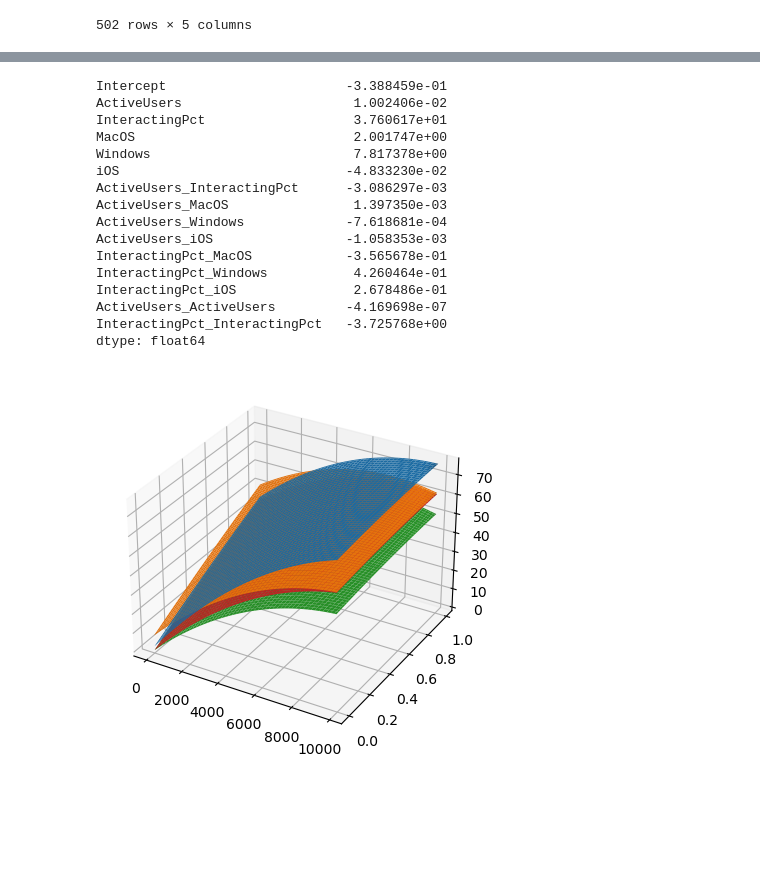
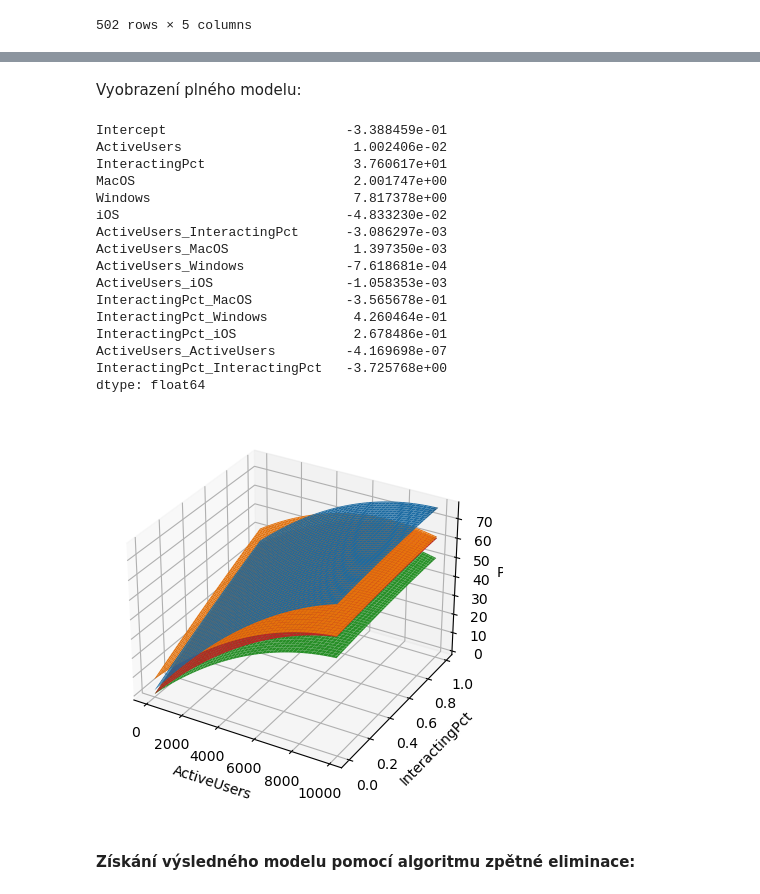
Before and after one commit to davidchocholaty/BUT-FIT-MSP-2, a Jupyter notebook: solution.ipynb, the cells around one changed output, grey strips where cells are left out. Drawn from its saved outputs; the diff is of its cells as text; code cells hidden in the pictures; blank space fills up the shorter version.

```diff
--- a/solution.ipynb
+++ b/solution.ipynb
@@ -597,10 +588,9 @@ InteractingPct_InteractingPct                       1.000000
+# %% [markdown]
+Vyobrazení plného modelu:
 # %%
-from matplotlib import cm
-
 fig = plt.figure()
 ax = fig.add_subplot(111, projection='3d')
 
-# active_users_min = min(df_2.ActiveUsers)
 active_users_max = max(df_2.ActiveUsers)
 
 x = np.arange(0, 10000, 100)
@@ -649,41 +639,41 @@ zs_android = full_model_fit.params['Intercept'] + \
 Z_macos = zs_macos.reshape(X.shape)
 Z_win = zs_win.reshape(X.shape)
 Z_ios = zs_ios.reshape(X.shape)
 Z_android = zs_android.reshape(X.shape)
 
-# Vykresleni puvodnich dat
-# ax.scatter(df_2.ActiveUsers, df_2.InteractingPct, df_2.Ping, marker='.')
+ax.plot_surface(X, Y, Z_macos, label='MacOS')
+ax.plot_surface(X, Y, Z_win, label='Windows')
+ax.plot_surface(X, Y, Z_ios, label='iOS')
+ax.plot_surface(X, Y, Z_android, label='Android')
 
-ax.plot_surface(X, Y, Z_macos)
-ax.plot_surface(X, Y, Z_win)
-ax.plot_surface(X, Y, Z_ios)
-ax.plot_surface(X, Y, Z_android)
-
+# TODO legend
 # ax.legend()
 # ax.view_init(elev=20., azim=-35, roll=0)
 # ax.set_xlim(0, 1)
 # ax.set_ylim(0, 1)
 # ax.set_zlim(0, 1)
 
-#ax.set_xlabel('X')
-#ax.set_ylabel('Y')
-#ax.set_zlabel('Z')
+ax.set_xlabel('ActiveUsers')
+ax.set_ylabel('InteractingPct')
+ax.set_zlabel('Ping') # TODO vyobrazeni cropuje label
 plt.show()
 # %% [output]
 Intercept                       -3.388459e-01
 ActiveUsers                      1.002406e-02
 InteractingPct                   3.760617e+01
 MacOS                            2.001747e+00
 Windows                          7.817378e+00
 iOS                             -4.833230e-02
 ActiveUsers_InteractingPct      -3.086297e-03
 ActiveUsers_MacOS                1.397350e-03
 ActiveUsers_Windows             -7.618681e-04
 ActiveUsers_iOS                 -1.058353e-03
 InteractingPct_MacOS            -3.565678e-01
 InteractingPct_Windows           4.260464e-01
 InteractingPct_iOS               2.678486e-01
 ActiveUsers_ActiveUsers         -4.169698e-07
 InteractingPct_InteractingPct   -3.725768e+00
 dtype: float64
-[figure, old version]
+[figure, new version]
+# %% [markdown]
+#### Získání výsledného modelu pomocí algoritmu zpětné eliminace:
```
Also changed, not shown: parts of 85 cells of this notebook.
